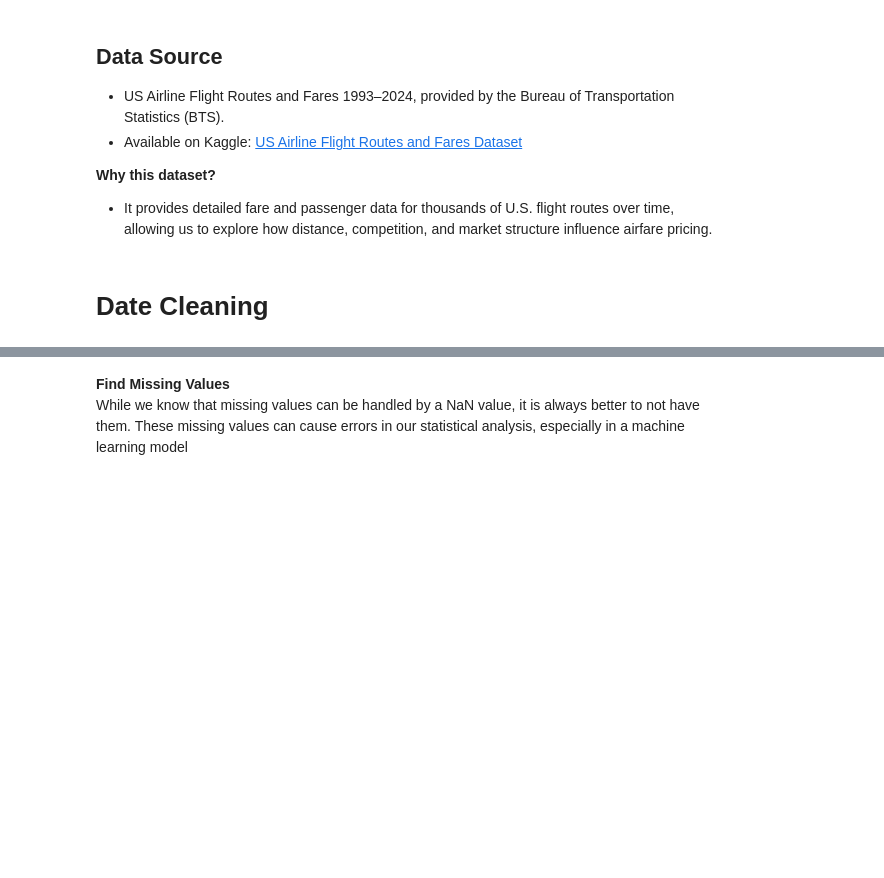
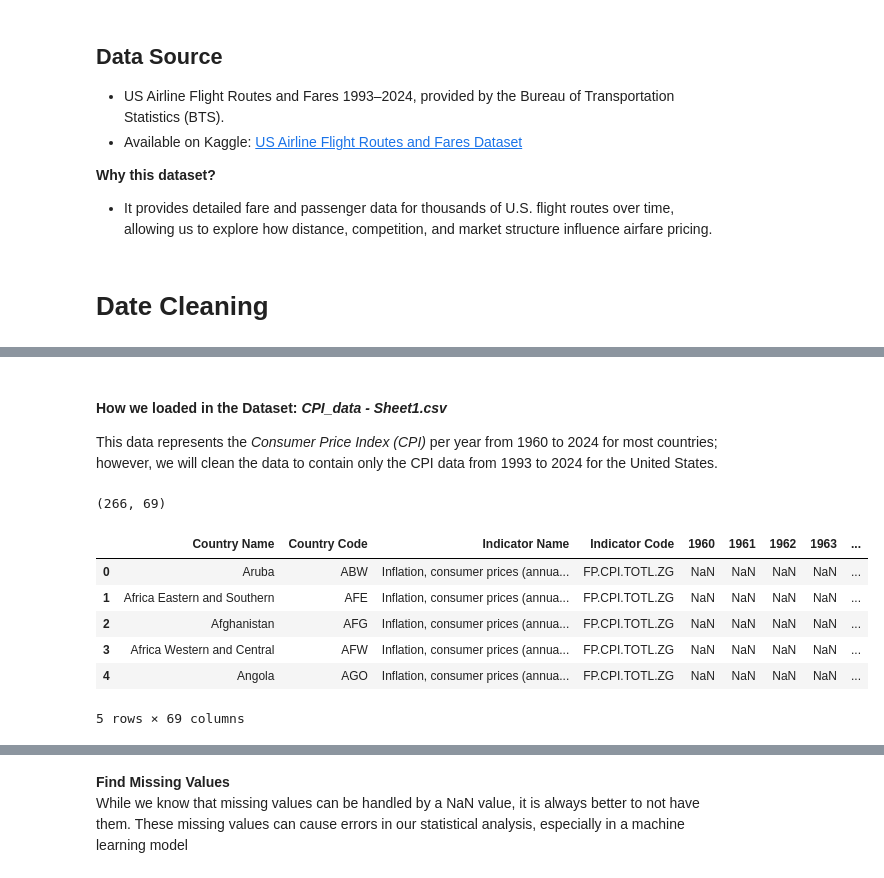
Before and after one commit to RamirezDevOps/us-airfare-trend-analysis, a Jupyter notebook: project.ipynb, the cells around one changed output, grey strips where cells are left out. Drawn from its saved outputs; the diff is of its cells as text; code cells hidden in the pictures; blank space fills up the shorter version.

```diff
--- a/project.ipynb
+++ b/project.ipynb
@@ -79,3 +81,20 @@ memory usage: 43.2+ MB
 | 3 | Table1a | 2021 | 3 | 30140 | 30194 | Albuquerque, NM | Dallas/Fort Worth, TX | 10140 | 11298 | ... |
 | 4 | Table1a | 2021 | 3 | 30140 | 30466 | Albuquerque, NM | Phoenix, AZ | 10140 | 14107 | ... |
 5 rows × 23 columns
+# %% [markdown]
+#### How we loaded in the Dataset: *CPI_data - Sheet1.csv*
+This data represents the *Consumer Price Index (CPI)* per year from 1960 to 2024 for most countries; however, we will clean the data to contain only the CPI data from 1993 to 2024 for the United States.
+# %%
+cpi_per_year_df = pd.read_csv('CPI_data - Sheet1 .csv')
+
+print(cpi_per_year_df.shape)
+cpi_per_year_df.head()
+# %% [output]
+(266, 69)
+|  | Country Name | Country Code | Indicator Name | Indicator Code | 1960 | 1961 | 1962 | 1963 | ... |
+| 0 | Aruba | ABW | Inflation, consumer prices (annua... | FP.CPI.TOTL.ZG | NaN | NaN | NaN | NaN | ... |
+| 1 | Africa Eastern and Southern | AFE | Inflation, consumer prices (annua... | FP.CPI.TOTL.ZG | NaN | NaN | NaN | NaN | ... |
+| 2 | Afghanistan | AFG | Inflation, consumer prices (annua... | FP.CPI.TOTL.ZG | NaN | NaN | NaN | NaN | ... |
+| 3 | Africa Western and Central | AFW | Inflation, consumer prices (annua... | FP.CPI.TOTL.ZG | NaN | NaN | NaN | NaN | ... |
+| 4 | Angola | AGO | Inflation, consumer prices (annua... | FP.CPI.TOTL.ZG | NaN | NaN | NaN | NaN | ... |
+5 rows × 69 columns
```
Also changed, not shown: parts of 21 cells of this notebook, 1 other file.
